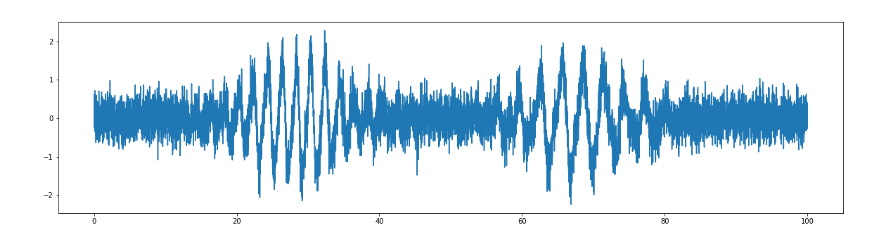
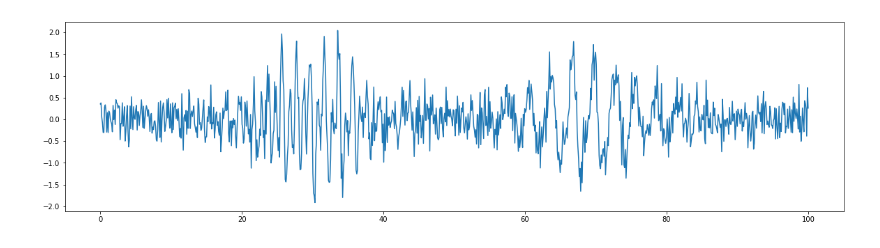
Before and after one commit to tagordon/GPQPP, a Jupyter notebook: numpy_demo.ipynb, the cells around one changed output. Cells and saved outputs as stored; diff of their text form; code cells hidden in the pictures.

```diff
--- a/numpy_demo.ipynb
+++ b/numpy_demo.ipynb
@@ -9,16 +9,16 @@ def fn(x, sigma, t0):
 # %%
 k1 = Terms.NSTerm(celerite2.terms.RotationTerm(f=0.5, Q0=100, dQ=0.0, period=2, sigma=1), lambda x: fn(x, 10, 30))
 k2 = Terms.NSTerm(celerite2.terms.RotationTerm(f=0.5, Q0=100, dQ=0.0, period=3, sigma=1), lambda x: fn(x, 10, 70))
 
-t = np.linspace(0, 100, 10000)
+t = np.linspace(0, 100, 1000)
 gp = celerite2.GaussianProcess(k1 + k2, t, diag=0.1)
 y = gp.sample()
 
 plt.figure(figsize=(20, 5))
 plt.plot(t, y, '-')
 plt.savefig('/Users/tgordon/Desktop/nonstationary_noisy.pdf')
 # %% [output]
-[figure, old version]
+[figure, new version]
 # %%
 from scipy.optimize import minimize
 
```
Also changed, not shown: parts of 2 cells of this notebook, 1 other file.
